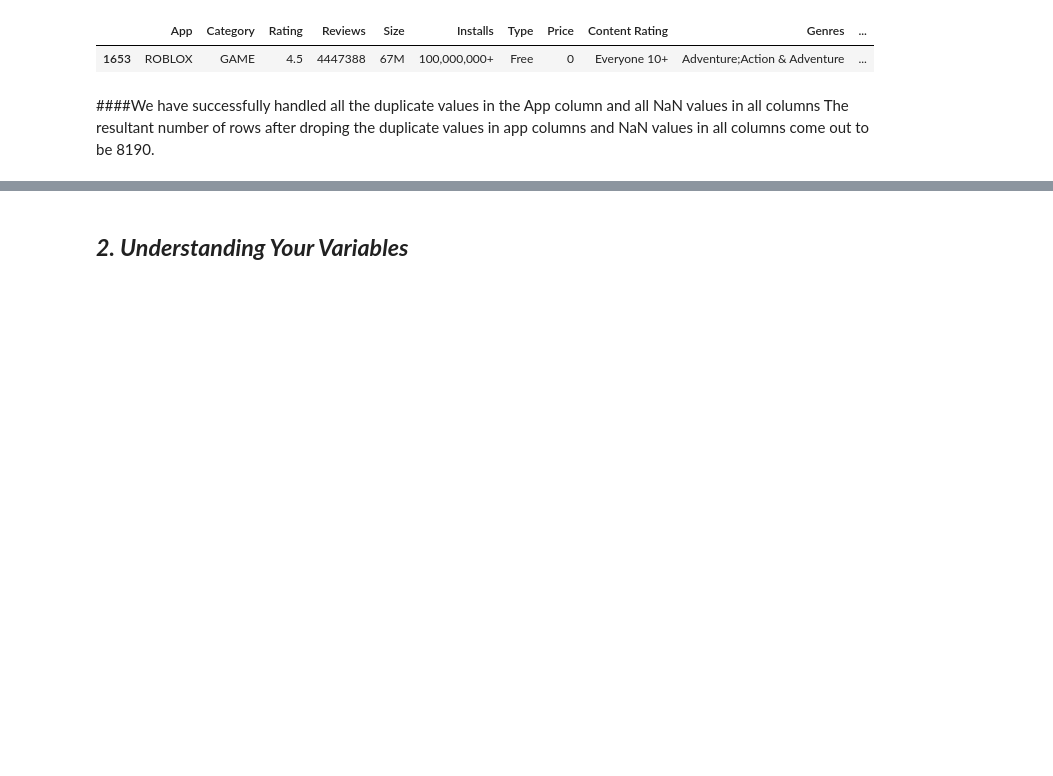
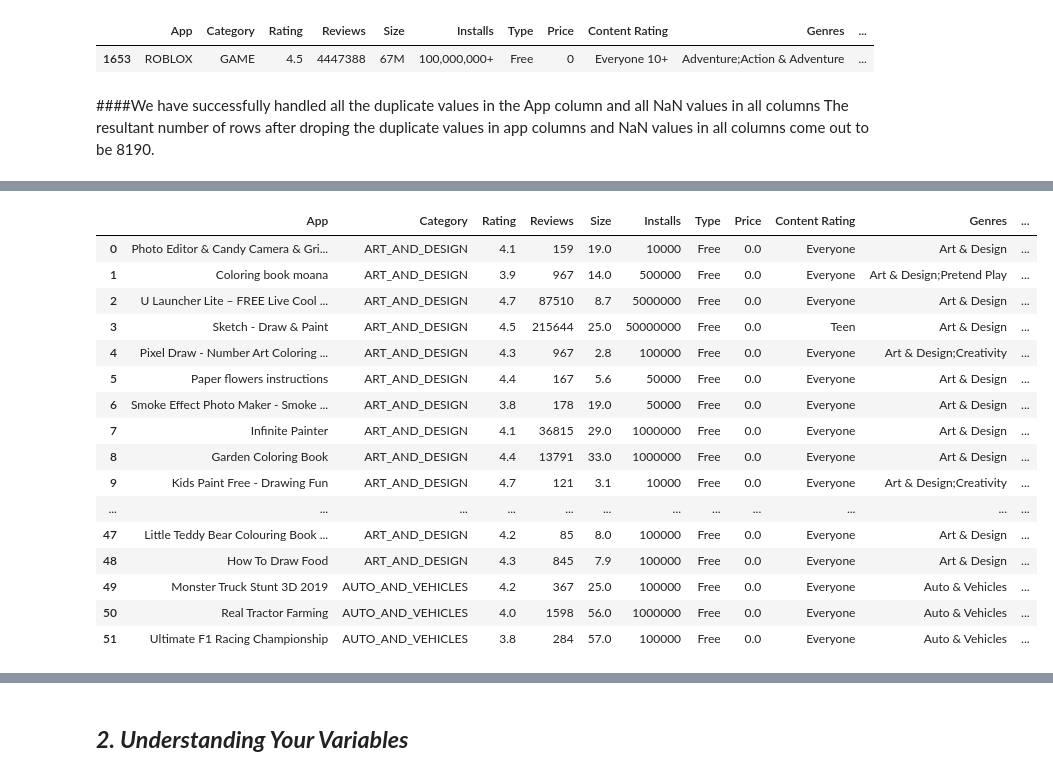
Before and after one commit to chauhan-jaswant/EDA-PROJECT, a Jupyter notebook: Play_Store_App_Review_Analysis.ipynb, the cells around one changed output, grey strips where cells are left out. Drawn from its saved outputs; the diff is of its cells as text; code cells hidden in the pictures; blank space fills up the shorter version.

```diff
--- a/Play_Store_App_Review_Analysis.ipynb
+++ b/Play_Store_App_Review_Analysis.ipynb
@@ -338,0 +387,10 @@ df[df['App']=='ROBLOX']
+# %%
+def remove_dollar(val):
+
+  if '$' in val:
+    return float(val[1:])
+  else:
+    return float(val)
+
+df['Price']=df['Price'].apply(lambda x: remove_dollar(x))
+df.head()
@@ -338,0 +478,37 @@ df[df['App']=='ROBLOX']
+# %%
+def convert_values(val):
+  '''
+  This function converts all the valid entries in KB to MB and returns the result in float datatype.
+  '''
+  try:
+    if 'M' in val:
+      return float(val[:-1])
+    elif 'k' in val:
+      return round(float(val[:-1])/1024, 4)
+    elif  'Varies with device' in val:
+       pass
+    else:
+      return val
+  except:
+    return val
+
+df['Size'] = df['Size'].apply(lambda x: convert_values(x))
+df.head()
+# %% [output]
+|  | App | Category | Rating | Reviews | Size | Installs | Type | Price | Content Rating | Genres | ... |
+| 0 | Photo Editor & Candy Camera & Gri... | ART_AND_DESIGN | 4.1 | 159 | 19.0 | 10000 | Free | 0.0 | Everyone | Art & Design | ... |
+| 1 | Coloring book moana | ART_AND_DESIGN | 3.9 | 967 | 14.0 | 500000 | Free | 0.0 | Everyone | Art & Design;Pretend Play | ... |
+| 2 | U Launcher Lite – FREE Live Cool ... | ART_AND_DESIGN | 4.7 | 87510 | 8.7 | 5000000 | Free | 0.0 | Everyone | Art & Design | ... |
+| 3 | Sketch - Draw & Paint | ART_AND_DESIGN | 4.5 | 215644 | 25.0 | 50000000 | Free | 0.0 | Teen | Art & Design | ... |
+| 4 | Pixel Draw - Number Art Coloring ... | ART_AND_DESIGN | 4.3 | 967 | 2.8 | 100000 | Free | 0.0 | Everyone | Art & Design;Creativity | ... |
+| 5 | Paper flowers instructions | ART_AND_DESIGN | 4.4 | 167 | 5.6 | 50000 | Free | 0.0 | Everyone | Art & Design | ... |
+| 6 | Smoke Effect Photo Maker - Smoke ... | ART_AND_DESIGN | 3.8 | 178 | 19.0 | 50000 | Free | 0.0 | Everyone | Art & Design | ... |
+| 7 | Infinite Painter | ART_AND_DESIGN | 4.1 | 36815 | 29.0 | 1000000 | Free | 0.0 | Everyone | Art & Design | ... |
+| 8 | Garden Coloring Book | ART_AND_DESIGN | 4.4 | 13791 | 33.0 | 1000000 | Free | 0.0 | Everyone | Art & Design | ... |
+| 9 | Kids Paint Free - Drawing Fun | ART_AND_DESIGN | 4.7 | 121 | 3.1 | 10000 | Free | 0.0 | Everyone | Art & Design;Creativity | ... |
+| ... | ... | ... | ... | ... | ... | ... | ... | ... | ... | ... | ... |
+| 47 | Little Teddy Bear Colouring Book ... | ART_AND_DESIGN | 4.2 | 85 | 8.0 | 100000 | Free | 0.0 | Everyone | Art & Design | ... |
+| 48 | How To Draw Food | ART_AND_DESIGN | 4.3 | 845 | 7.9 | 100000 | Free | 0.0 | Everyone | Art & Design | ... |
+| 49 | Monster Truck Stunt 3D 2019 | AUTO_AND_VEHICLES | 4.2 | 367 | 25.0 | 100000 | Free | 0.0 | Everyone | Auto & Vehicles | ... |
+| 50 | Real Tractor Farming | AUTO_AND_VEHICLES | 4.0 | 1598 | 56.0 | 1000000 | Free | 0.0 | Everyone | Auto & Vehicles | ... |
+| 51 | Ultimate F1 Racing Championship | AUTO_AND_VEHICLES | 3.8 | 284 | 57.0 | 100000 | Free | 0.0 | Everyone | Auto & Vehicles | ... |
```
Also changed, not shown: parts of 32 cells of this notebook.
